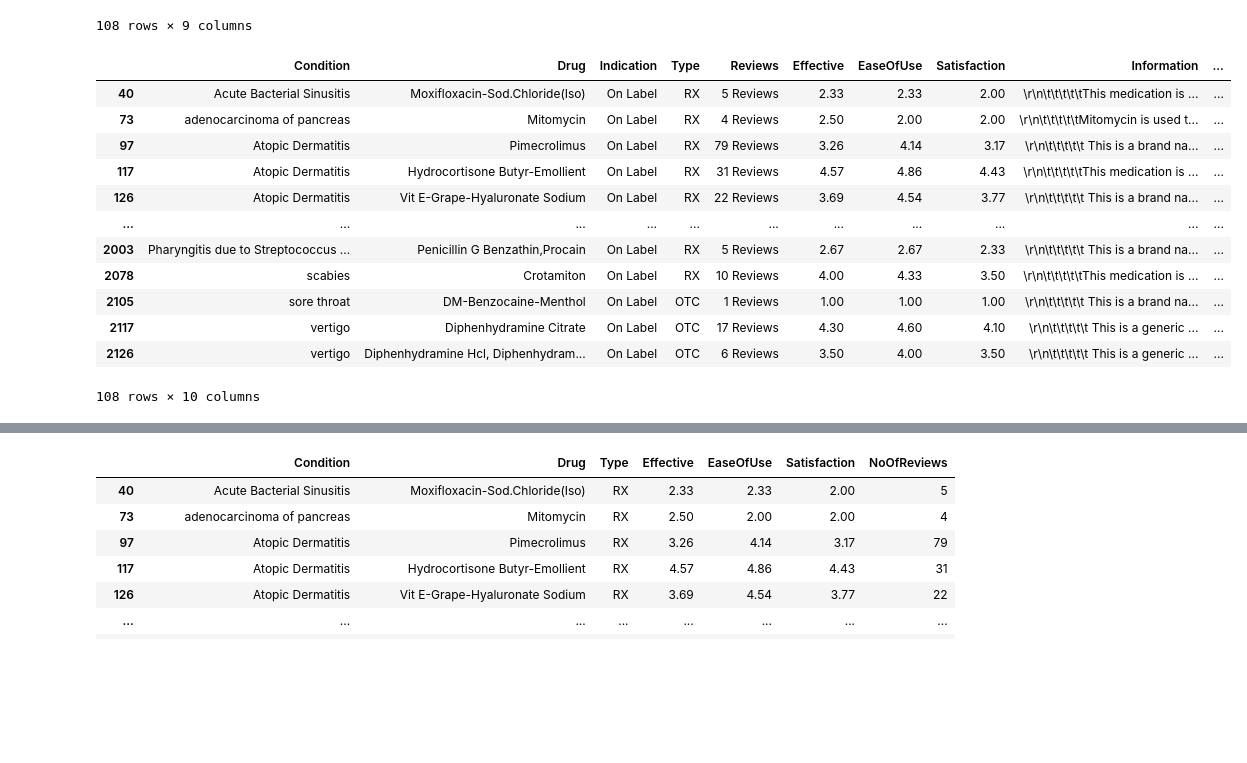
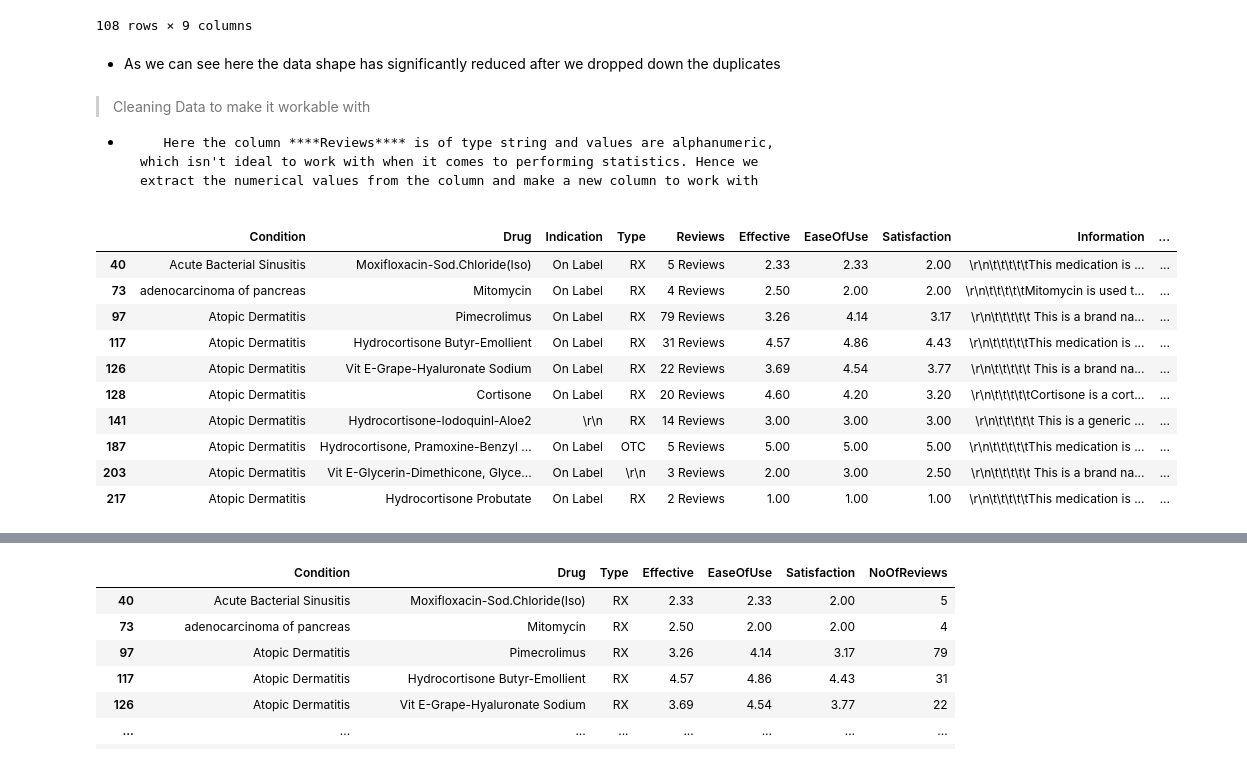
Before and after one commit to deshpandeanu/BasicProjectsPython, a Jupyter notebook: drug-efficacy-analysis-draft.ipynb, the cells around one changed output, grey strips where cells are left out. Saved outputs shown, nothing was run; the diff lists cells and outputs as text; code cells hidden in the pictures; blank space fills up the shorter version.

```diff
--- a/drug-efficacy-analysis-draft.ipynb
+++ b/drug-efficacy-analysis-draft.ipynb
@@ -108,20 +115,23 @@ data
 | 2117 | vertigo | Diphenhydramine Citrate | On Label | OTC | 17 Reviews | 4.30 | 4.60 | 4.10 | \r\n\t\t\t\t\t This is a generic ... |
 | 2126 | vertigo | Diphenhydramine Hcl, Diphenhydram... | On Label | OTC | 6 Reviews | 3.50 | 4.00 | 3.50 | \r\n\t\t\t\t\t This is a generic ... |
 108 rows × 9 columns
+# %% [markdown]
+* As we can see here the data shape has significantly reduced after we dropped down the duplicates
+# %% [markdown]
+> Cleaning Data to make it workable with
+*        Here the column ****Reviews**** is of type string and values are alphanumeric, which isn't ideal to work with when it comes to performing statistics. Hence we extract the numerical values from the column and make a new column to work with
 # %%
 data['NoOfReviews']=data.Reviews.str.extract('(\d+)')
-data
+data.head(10)
 # %% [output]
 |  | Condition | Drug | Indication | Type | Reviews | Effective | EaseOfUse | Satisfaction | Information | ... |
 | 40 | Acute Bacterial Sinusitis | Moxifloxacin-Sod.Chloride(Iso) | On Label | RX | 5 Reviews | 2.33 | 2.33 | 2.00 | \r\n\t\t\t\t\tThis medication is ... | ... |
 | 73 | adenocarcinoma of pancreas | Mitomycin | On Label | RX | 4 Reviews | 2.50 | 2.00 | 2.00 | \r\n\t\t\t\t\tMitomycin is used t... | ... |
 | 97 | Atopic Dermatitis | Pimecrolimus | On Label | RX | 79 Reviews | 3.26 | 4.14 | 3.17 | \r\n\t\t\t\t\t This is a brand na... | ... |
 | 117 | Atopic Dermatitis | Hydrocortisone Butyr-Emollient | On Label | RX | 31 Reviews | 4.57 | 4.86 | 4.43 | \r\n\t\t\t\t\tThis medication is ... | ... |
 | 126 | Atopic Dermatitis | Vit E-Grape-Hyaluronate Sodium | On Label | RX | 22 Reviews | 3.69 | 4.54 | 3.77 | \r\n\t\t\t\t\t This is a brand na... | ... |
-| ... | ... | ... | ... | ... | ... | ... | ... | ... | ... | ... |
-| 2003 | Pharyngitis due to Streptococcus ... | Penicillin G Benzathin,Procain | On Label | RX | 5 Reviews | 2.67 | 2.67 | 2.33 | \r\n\t\t\t\t\t This is a brand na... | ... |
-| 2078 | scabies | Crotamiton | On Label | RX | 10 Reviews | 4.00 | 4.33 | 3.50 | \r\n\t\t\t\t\tThis medication is ... | ... |
-| 2105 | sore throat | DM-Benzocaine-Menthol | On Label | OTC | 1 Reviews | 1.00 | 1.00 | 1.00 | \r\n\t\t\t\t\t This is a brand na... | ... |
-| 2117 | vertigo | Diphenhydramine Citrate | On Label | OTC | 17 Reviews | 4.30 | 4.60 | 4.10 | \r\n\t\t\t\t\t This is a generic ... | ... |
-| 2126 | vertigo | Diphenhydramine Hcl, Diphenhydram... | On Label | OTC | 6 Reviews | 3.50 | 4.00 | 3.50 | \r\n\t\t\t\t\t This is a generic ... | ... |
+| 128 | Atopic Dermatitis | Cortisone | On Label | RX | 20 Reviews | 4.60 | 4.20 | 3.20 | \r\n\t\t\t\t\tCortisone is a cort... | ... |
+| 141 | Atopic Dermatitis | Hydrocortisone-Iodoquinl-Aloe2 | \r\n | RX | 14 Reviews | 3.00 | 3.00 | 3.00 | \r\n\t\t\t\t\t This is a generic ... | ... |
+| 187 | Atopic Dermatitis | Hydrocortisone, Pramoxine-Benzyl ... | On Label | OTC | 5 Reviews | 5.00 | 5.00 | 5.00 | \r\n\t\t\t\t\tThis medication is ... | ... |
+| 203 | Atopic Dermatitis | Vit E-Glycerin-Dimethicone, Glyce... | On Label | \r\n | 3 Reviews | 2.00 | 3.00 | 2.50 | \r\n\t\t\t\t\t This is a brand na... | ... |
+| 217 | Atopic Dermatitis | Hydrocortisone Probutate | On Label | RX | 2 Reviews | 1.00 | 1.00 | 1.00 | \r\n\t\t\t\t\tThis medication is ... | ... |
-108 rows × 10 columns
```
Also changed, not shown: parts of 23 cells of this notebook.
